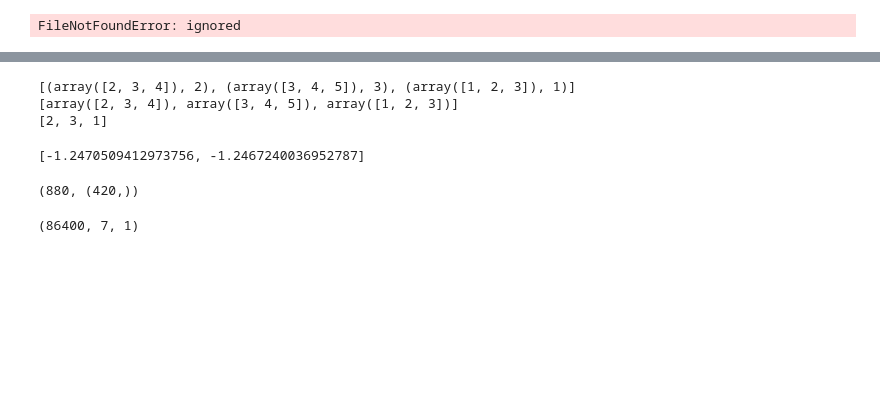
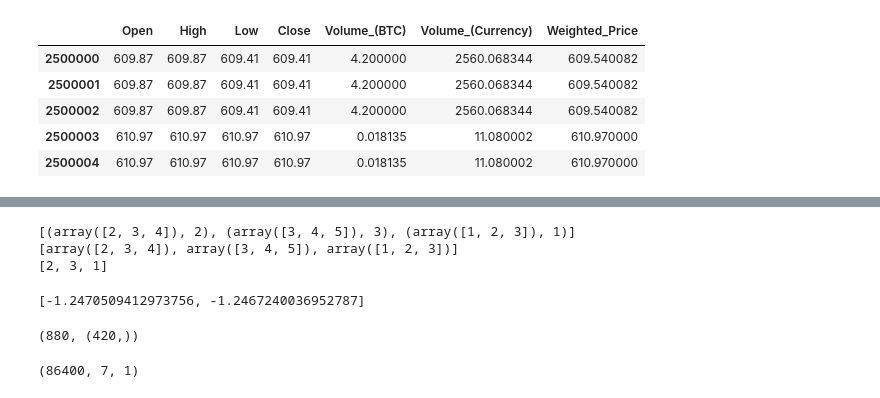
Before and after one commit to ShrekFelix/Deep-Trading-Agent, a Jupyter notebook: MidtermCode.ipynb, the cells around one changed output, grey strips where cells are left out. Cells and saved outputs as stored; diff of their text form; code cells hidden in the pictures; blank space fills up the shorter version.

```diff
--- a/MidtermCode.ipynb
+++ b/MidtermCode.ipynb
@@ -11,8 +13,12 @@ import os
 # %%
 bitstamp = pd.read_csv('bitstampUSD_1-min_data_2012-01-01_to_2018-06-27.csv')
 bitstamp.drop(labels='Timestamp', axis=1, inplace=True)
 bitstamp = bitstamp[2500000:]
-bitstamp = bitstamp[2500000:3001000]
 bitstamp.head()
 # %% [output]
-FileNotFoundError: ignored
+|  | Open | High | Low | Close | Volume_(BTC) | Volume_(Currency) | Weighted_Price |
+| 2500000 | 609.87 | 609.87 | 609.41 | 609.41 | 4.200000 | 2560.068344 | 609.540082 |
+| 2500001 | 609.87 | 609.87 | 609.41 | 609.41 | 4.200000 | 2560.068344 | 609.540082 |
+| 2500002 | 609.87 | 609.87 | 609.41 | 609.41 | 4.200000 | 2560.068344 | 609.540082 |
+| 2500003 | 610.97 | 610.97 | 610.97 | 610.97 | 0.018135 | 11.080002 | 610.970000 |
+| 2500004 | 610.97 | 610.97 | 610.97 | 610.97 | 0.018135 | 11.080002 | 610.970000 |
```
Also changed, not shown: parts of 10 cells of this notebook.
